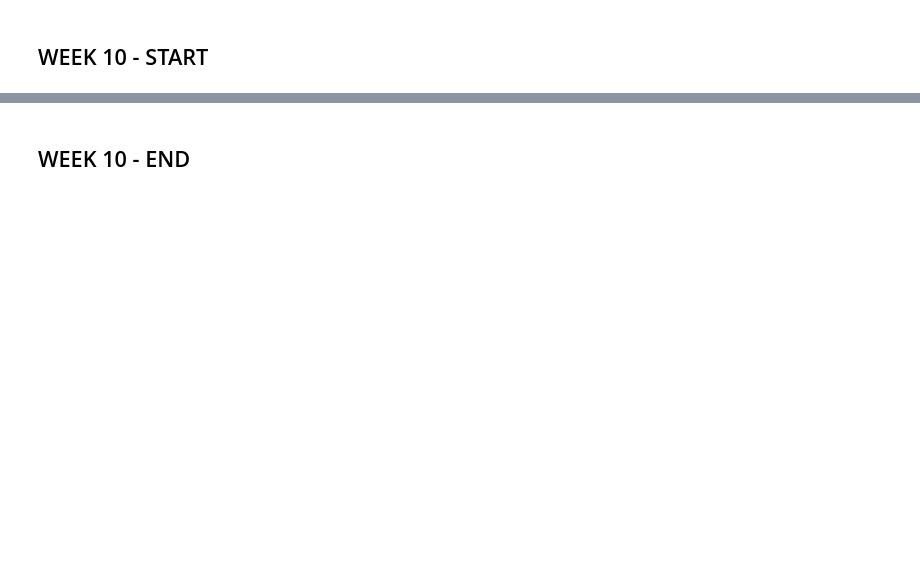
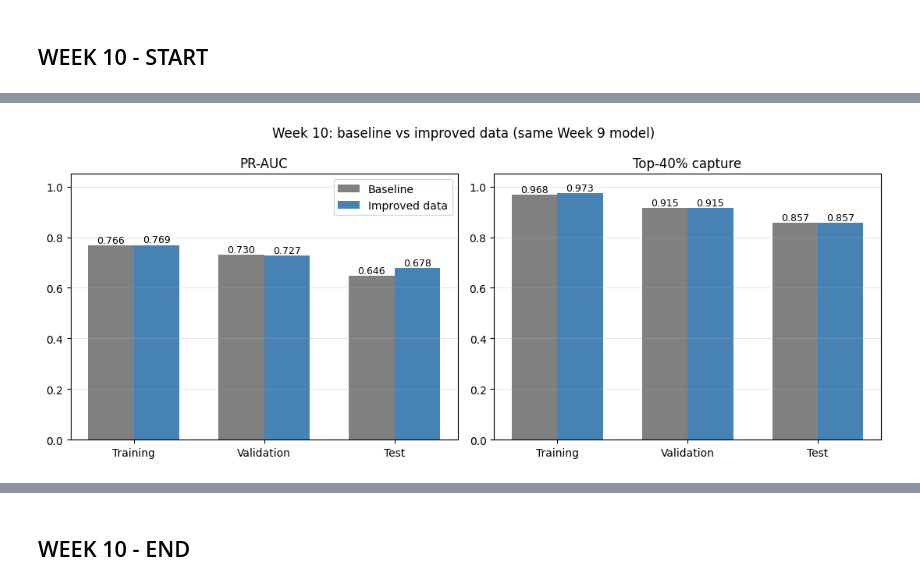
Before and after one commit to nathanyangm/targeted-marketing-model, a Jupyter notebook: notebooks/week10.ipynb, the cells around one changed output, grey strips where cells are left out. Drawn from its saved outputs; the diff is of its cells as text; code cells hidden in the pictures; blank space fills up the shorter version.

```diff
--- a/notebooks/week10.ipynb
+++ b/notebooks/week10.ipynb
@@ -531,0 +681,15 @@ plt.show()
+# %%
+# Refit the Week 9 model settings on the improved training data
+improved_model = clone(final_model).fit(X_train_fit_new, y_train_fit_new)
+
+improved_table = pd.DataFrame({
+    "Training": score_dataset(improved_model, X_train_new, y_train),
+    "Validation": score_dataset(improved_model, X_val_new, y_val),
+    "Test": score_dataset(improved_model, X_test_new, y_test),
+})
+
+comparison = pd.concat(
+    {"Baseline": baseline_table, "Improved data": improved_table, "Change": improved_table - baseline_table},
+    axis=1,
+)
+display(comparison.round(4))
@@ -531,0 +747,26 @@ plt.show()
+# %%
+# Figure: PR-AUC and top-40% capture for the baseline and improved data on all three datasets
+splits = ["Training", "Validation", "Test"]
+x = np.arange(len(splits))
+width = 0.35
+
+fig, axes = plt.subplots(1, 2, figsize=(11, 4.5))
+for ax, metric in zip(axes, ["PR-AUC", "Top-40% capture"]):
+    base_vals = [baseline_table.loc[metric, s] for s in splits]
+    imp_vals = [improved_table.loc[metric, s] for s in splits]
+    bars_a = ax.bar(x - width / 2, base_vals, width, label="Baseline", color="gray")
+    bars_b = ax.bar(x + width / 2, imp_vals, width, label="Improved data", color="steelblue")
+    for bar in list(bars_a) + list(bars_b):
+        ax.text(bar.get_x() + bar.get_width() / 2, bar.get_height() + 0.01, f"{bar.get_height():.3f}", ha="center", fontsize=9)
+    ax.set_xticks(x)
+    ax.set_xticklabels(splits)
+    ax.set_ylim(0, 1.05)
+    ax.set_title(metric)
+    ax.grid(axis="y", alpha=0.3)
+axes[0].legend()
+fig.suptitle("Week 10: baseline vs improved data (same Week 9 model)")
+plt.tight_layout()
+plt.savefig(FIG_DIR / "week10_train_val_test.png", dpi=150)
+plt.show()
+# %% [output]
+[figure, added]
```
Also changed, not shown: parts of 56 cells of this notebook, 6 other files.
